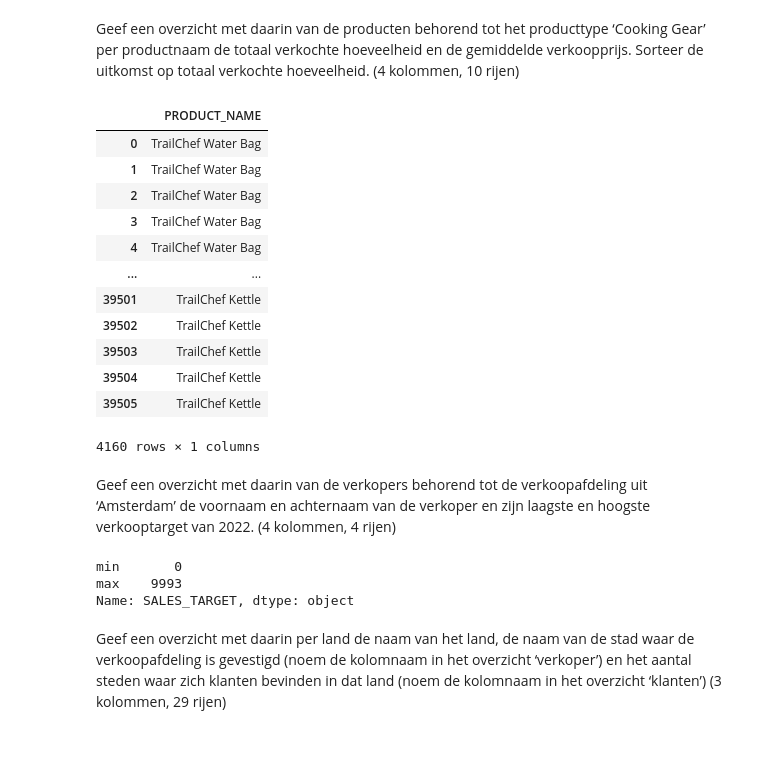
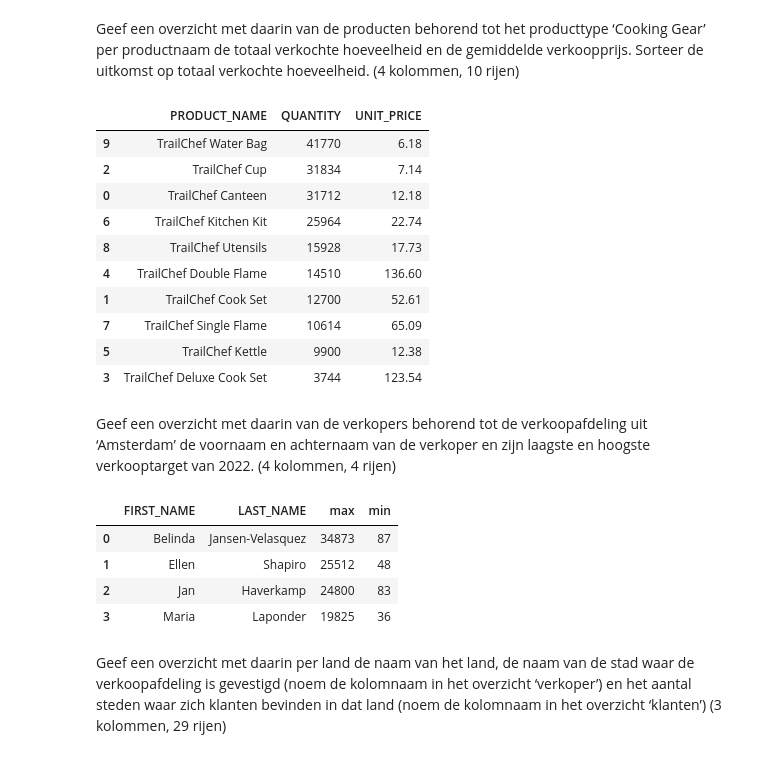
Before and after one commit to robbertsteggerda/deds_week_2, a Jupyter notebook: Practicum_2.3_Opdrachten.ipynb, the cells around one changed output. Drawn from its saved outputs; the diff is of its cells as text; code cells hidden in the pictures.

```diff
--- a/Practicum_2.3_Opdrachten.ipynb
+++ b/Practicum_2.3_Opdrachten.ipynb
@@ -450,36 +451,62 @@ Geef een overzicht met daarin van de producten behorend tot het producttype ‘C
 # %%
 producten =  pd.merge(left=product, right=product_type, how='inner', left_on='PRODUCT_TYPE_CODE', right_on='PRODUCT_TYPE_CODE')
 producten =  pd.merge(left=producten, right=order_details, how='inner', left_on='PRODUCT_NUMBER', right_on='PRODUCT_NUMBER')
 
 
+producten['UNIT_PRICE'] = producten['UNIT_PRICE'].astype('double')
+
+# producten.drop_duplicates()
+
 f = producten["PRODUCT_TYPE_EN"] == "Cooking Gear"
+producten = producten.loc[f, :]
 
-# f
-producten.loc[f, ['PRODUCT_NAME', ]]
+producten['Hoeveelheid'] = 0
+g = producten.groupby("PRODUCT_NAME", as_index=False)['QUANTITY'].sum()
+
+d = producten.groupby("PRODUCT_NAME", as_index=False)['UNIT_PRICE'].agg(np.mean).round(2)
+
+
+frame = pd.concat([g, d], axis=True)
+
+
+frame = frame.loc[:, ~frame.columns.duplicated()].copy()
+frame = frame.sort_values(by="QUANTITY", ascending=False)
+frame
 # %% [output]
-|  | PRODUCT_NAME |
-| 0 | TrailChef Water Bag |
-| 1 | TrailChef Water Bag |
-| 2 | TrailChef Water Bag |
-| 3 | TrailChef Water Bag |
-| 4 | TrailChef Water Bag |
-| ... | ... |
-| 39501 | TrailChef Kettle |
-| 39502 | TrailChef Kettle |
-| 39503 | TrailChef Kettle |
-| 39504 | TrailChef Kettle |
-| 39505 | TrailChef Kettle |
+|  | PRODUCT_NAME | QUANTITY | UNIT_PRICE |
+| 9 | TrailChef Water Bag | 41770 | 6.18 |
+| 2 | TrailChef Cup | 31834 | 7.14 |
+| 0 | TrailChef Canteen | 31712 | 12.18 |
+| 6 | TrailChef Kitchen Kit | 25964 | 22.74 |
+| 8 | TrailChef Utensils | 15928 | 17.73 |
+| 4 | TrailChef Double Flame | 14510 | 136.60 |
+| 1 | TrailChef Cook Set | 12700 | 52.61 |
+| 7 | TrailChef Single Flame | 10614 | 65.09 |
+| 5 | TrailChef Kettle | 9900 | 12.38 |
+| 3 | TrailChef Deluxe Cook Set | 3744 | 123.54 |
-4160 rows × 1 columns
 # %% [markdown]
 Geef een overzicht met daarin van de verkopers behorend tot de verkoopafdeling uit ‘Amsterdam’ de voornaam en achternaam van de verkoper en zijn laagste en hoogste verkooptarget van 2022. (4 kolommen, 4 rijen)
-# %%
-sales = pd.merge(left=sales_branch, right=sales_staff, how='inner', left_on='SALES_BRANCH_CODE', right_on='SALES_BRANCH_CODE')
-sales2 = pd.merge(left=sales, right=target, how='inner', left_on='SALES_STAFF_CODE', right_on='SALES_STAFF_CODE')
-
-amsterdam_filter = (sales2["CITY"] == "Amsterdam") & (sales2["SALES_YEAR"] == "2022")
-# %% [output]
-min       0
-max    9993
-Name: SALES_TARGET, dtype: object
+# %%
+frame = sales_branch.merge(sales_staff, left_on="SALES_BRANCH_CODE", how="inner", right_on="SALES_BRANCH_CODE")
+df2 = frame.merge(target, left_on="SALES_STAFF_CODE", how="inner", right_on="SALES_STAFF_CODE")
+
+filter = (df2['CITY'] == "Amsterdam") & (df2['SALES_YEAR'] == "2022")
+
+df2 = df2.loc[filter, ["FIRST_NAME", "LAST_NAME", "SALES_STAFF_CODE", "SALES_TARGET"]]
+df2['SALES_TARGET'] = df2['SALES_TARGET'].astype('int')
+
+g = df2.groupby("SALES_STAFF_CODE", as_index=False)['SALES_TARGET'].agg({'min', 'max'})
+g = g.drop(['SALES_STAFF_CODE'], axis='columns')
+df2 = df2.drop_duplicates(["FIRST_NAME"]).reset_index(drop=True)
+
+
+df3 = pd.concat([df2.loc[:, ["FIRST_NAME", "LAST_NAME"]], g], axis=1)
+df3
+# %% [output]
+|  | FIRST_NAME | LAST_NAME | max | min |
+| 0 | Belinda | Jansen-Velasquez | 34873 | 87 |
+| 1 | Ellen | Shapiro | 25512 | 48 |
+| 2 | Jan | Haverkamp | 24800 | 83 |
+| 3 | Maria | Laponder | 19825 | 36 |
 # %% [markdown]
 Geef een overzicht met daarin per land de naam van het land, de naam van de stad waar de verkoopafdeling is gevestigd (noem de kolomnaam in het overzicht ‘verkoper’) en het aantal steden waar zich klanten bevinden in dat land (noem de kolomnaam in het overzicht ‘klanten’) (3 kolommen, 29 rijen)
```
Also changed, not shown: parts of 8 cells of this notebook.
